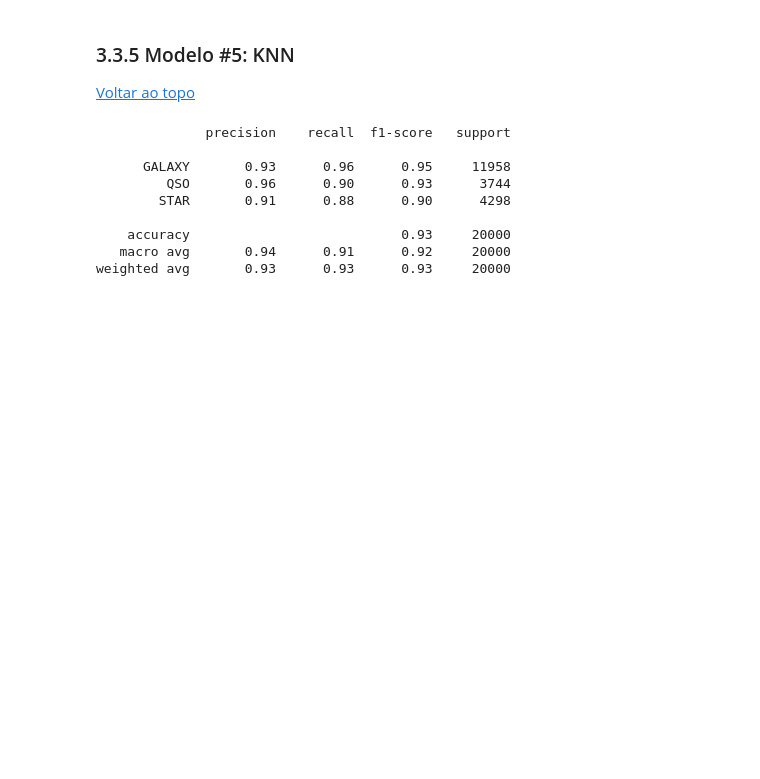
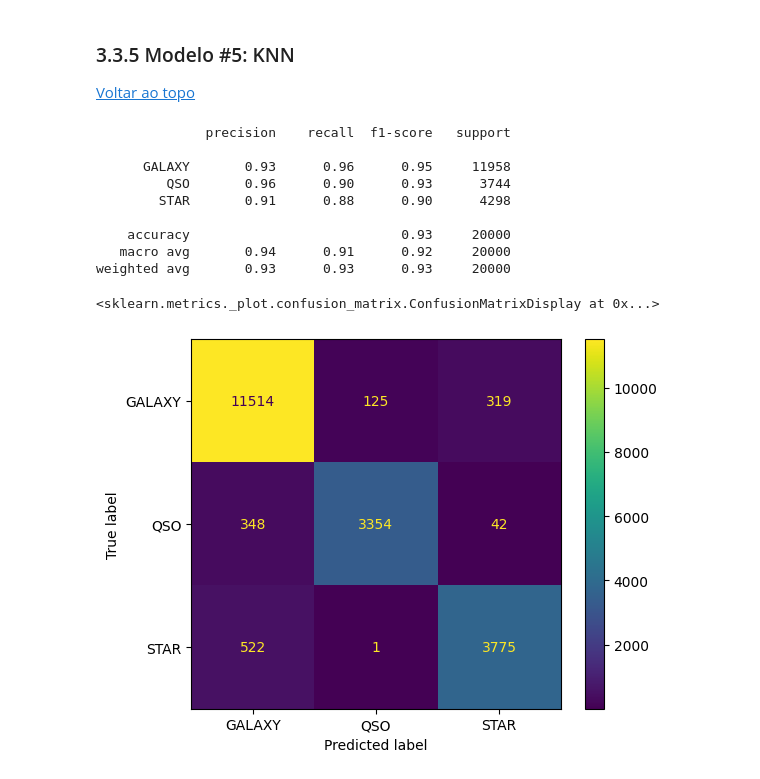
Before and after one commit to gutessitore/StellarClassification, a Jupyter notebook: Relatorio.ipynb, the cells around one changed output. Cells and saved outputs as stored; diff of their text form; code cells hidden in the pictures; blank space fills up the shorter version.

Commit message:
Add confusion matrix for KNN

```diff
--- a/Relatorio.ipynb
+++ b/Relatorio.ipynb
@@ -305,3 +305,8 @@ print(classification_report(y_test, y_pred))
     accuracy                           0.93     20000
    macro avg       0.94      0.91      0.92     20000
 weighted avg       0.93      0.93      0.93     20000
+# %%
+plot_confusion_matrix(knn_model, X_test, y_test)
+# %% [output]
+<sklearn.metrics._plot.confusion_matrix.ConfusionMatrixDisplay at 0x...>
+[figure, added]
```
